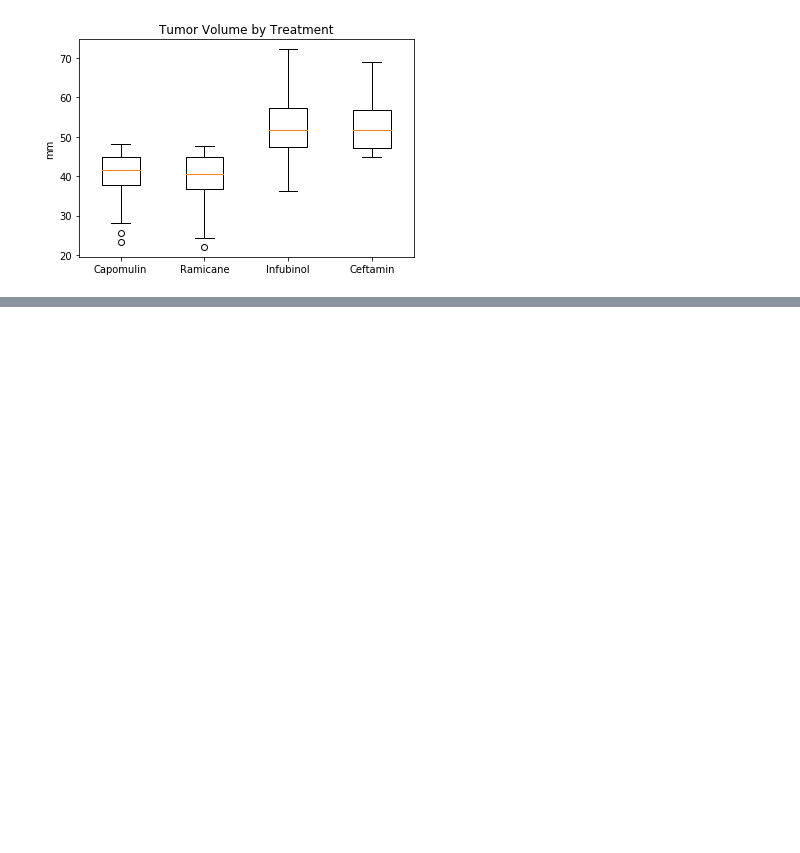
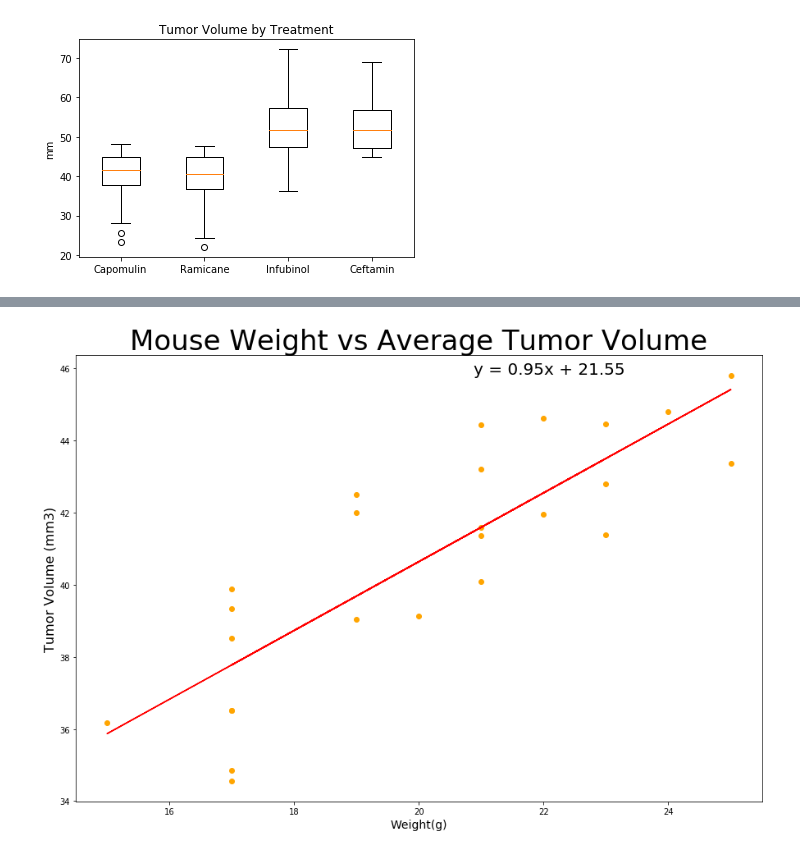
Before and after one commit to PamHvv14/Matplotlib-Challenge, a Jupyter notebook: matplotlib.ipynb, the cells around one changed output, grey strips where cells are left out. Saved outputs shown, nothing was run; the diff lists cells and outputs as text; code cells hidden in the pictures; blank space fills up the shorter version.

```diff
--- a/matplotlib.ipynb
+++ b/matplotlib.ipynb
@@ -323,0 +365,11 @@ plt.show()
+# %%
+fig1, ax1 = plt.subplots(figsize=(15, 10))
+plt.scatter(x_val,y_val, color="orange")
+plt.plot(x_val,regress_val,"r-")
+plt.xlabel('Weight(g)',fontsize =14)
+plt.ylabel('Tumor Volume (mm3)',fontsize =16)
+plt.title('Mouse Weight vs Average Tumor Volume',fontsize =34)
+ax1.annotate(line_eq, xy=(20, 40), xycoords='data',xytext=(0.8, 0.95), textcoords='axes fraction',horizontalalignment='right', verticalalignment='bottom',fontsize=20,color="black")
+plt.show()
+# %% [output]
+[figure, added]
```
Also changed, not shown: parts of 4 cells of this notebook.
